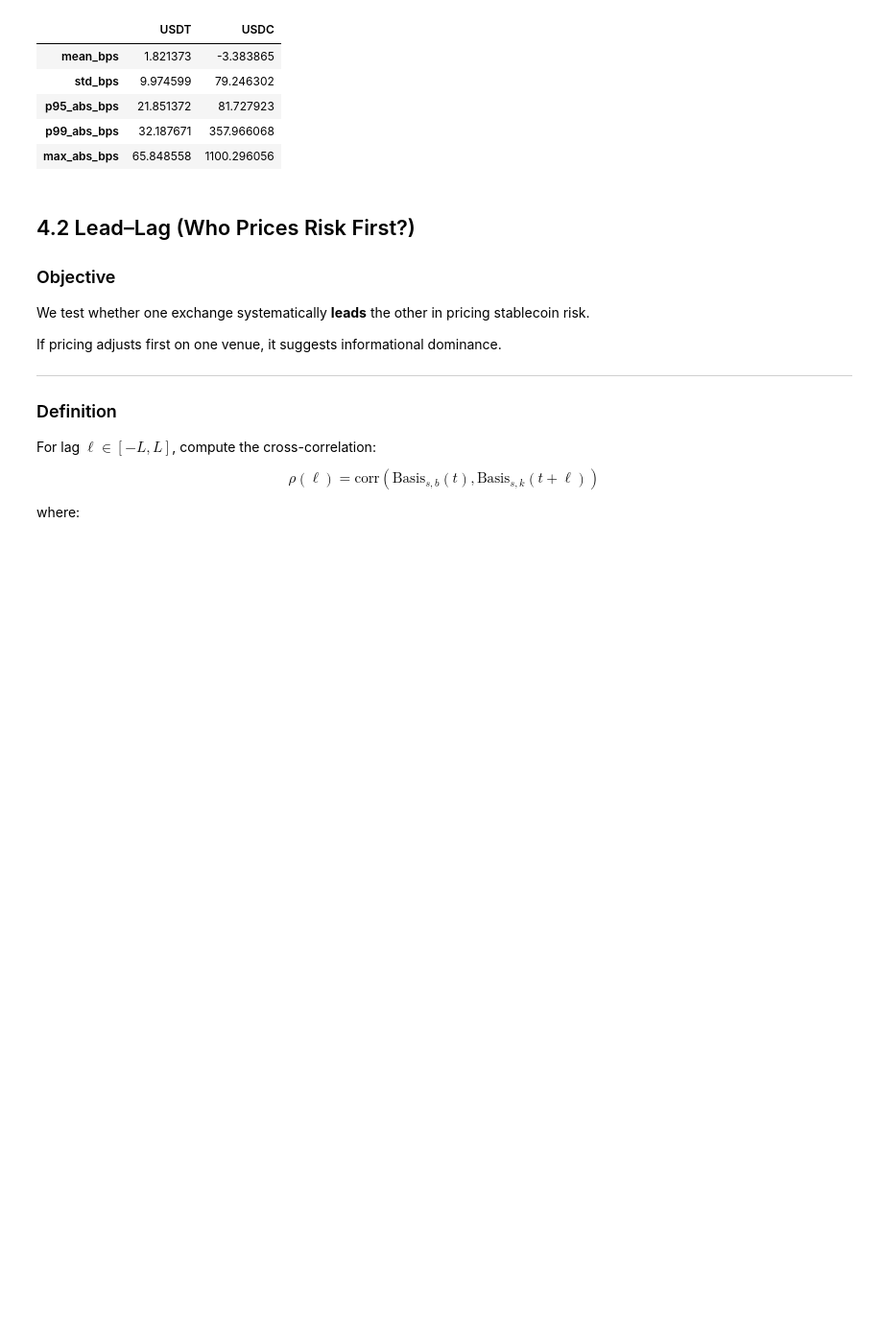
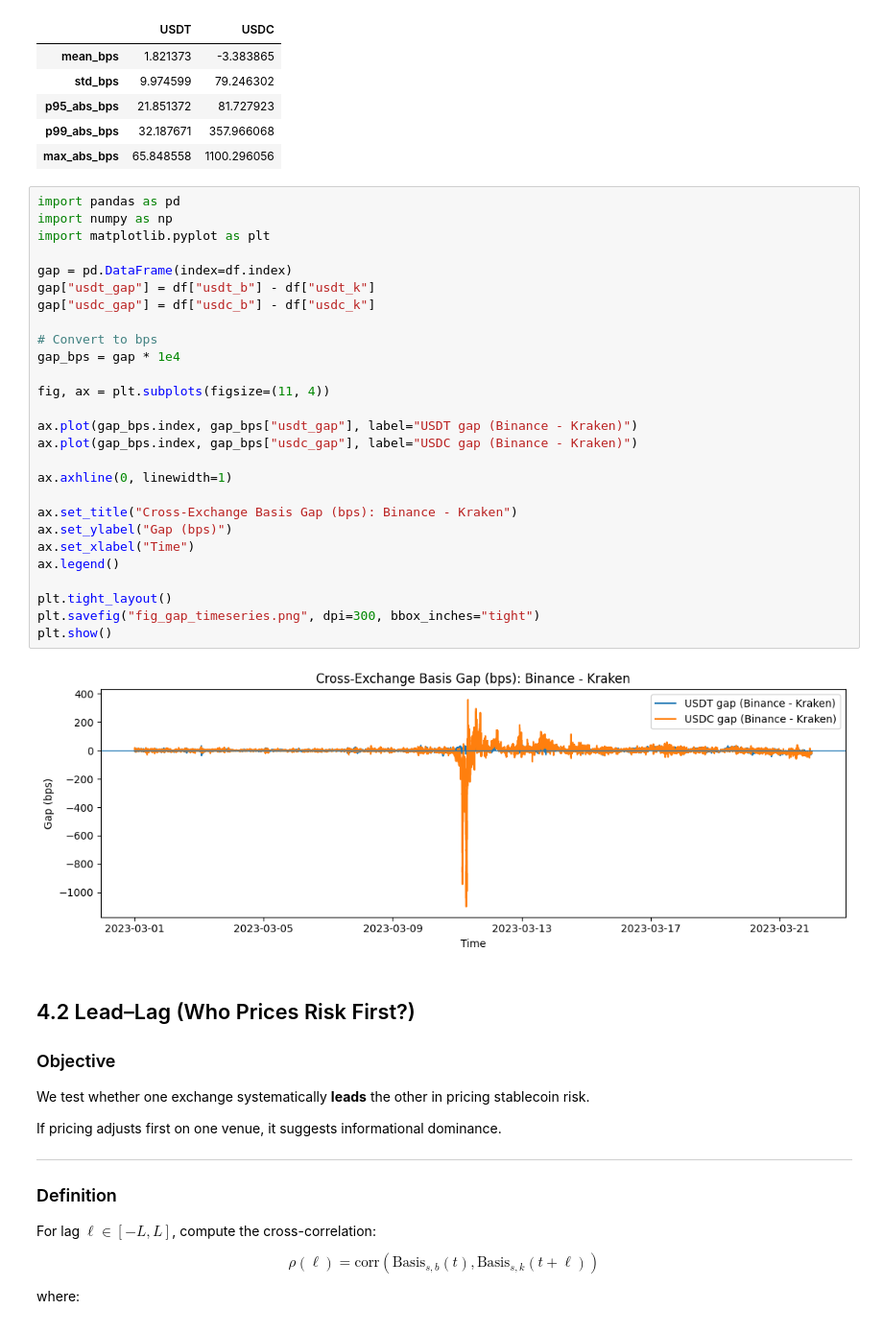
Before and after one commit to cl8550-crypto/iaqf_analysis, a Jupyter notebook: stablecoin_dynamics/code/comparison_analysis_code.ipynb, the cells around one changed output. Shown at 96% size. Drawn from its saved outputs; the diff is of its cells as text; blank space fills up the shorter version.

```diff
--- a/stablecoin_dynamics/code/comparison_analysis_code.ipynb
+++ b/stablecoin_dynamics/code/comparison_analysis_code.ipynb
@@ -280,6 +280,35 @@ gap_stats
 | p95_abs_bps | 21.851372 | 81.727923 |
 | p99_abs_bps | 32.187671 | 357.966068 |
 | max_abs_bps | 65.848558 | 1100.296056 |
+# %%
+import pandas as pd
+import numpy as np
+import matplotlib.pyplot as plt
+
+gap = pd.DataFrame(index=df.index)
+gap["usdt_gap"] = df["usdt_b"] - df["usdt_k"]
+gap["usdc_gap"] = df["usdc_b"] - df["usdc_k"]
+
+# Convert to bps
+gap_bps = gap * 1e4
+
+fig, ax = plt.subplots(figsize=(11, 4))
+
+ax.plot(gap_bps.index, gap_bps["usdt_gap"], label="USDT gap (Binance - Kraken)")
+ax.plot(gap_bps.index, gap_bps["usdc_gap"], label="USDC gap (Binance - Kraken)")
+
+ax.axhline(0, linewidth=1)
+
+ax.set_title("Cross-Exchange Basis Gap (bps): Binance - Kraken")
+ax.set_ylabel("Gap (bps)")
+ax.set_xlabel("Time")
+ax.legend()
+
+plt.tight_layout()
+plt.savefig("fig_gap_timeseries.png", dpi=300, bbox_inches="tight")
+plt.show()
+# %% [output]
+[figure, added]
 # %% [markdown]
 ## 4.2 Lead–Lag (Who Prices Risk First?)
 
```
Also changed, not shown: parts of 1 cell of this notebook.
